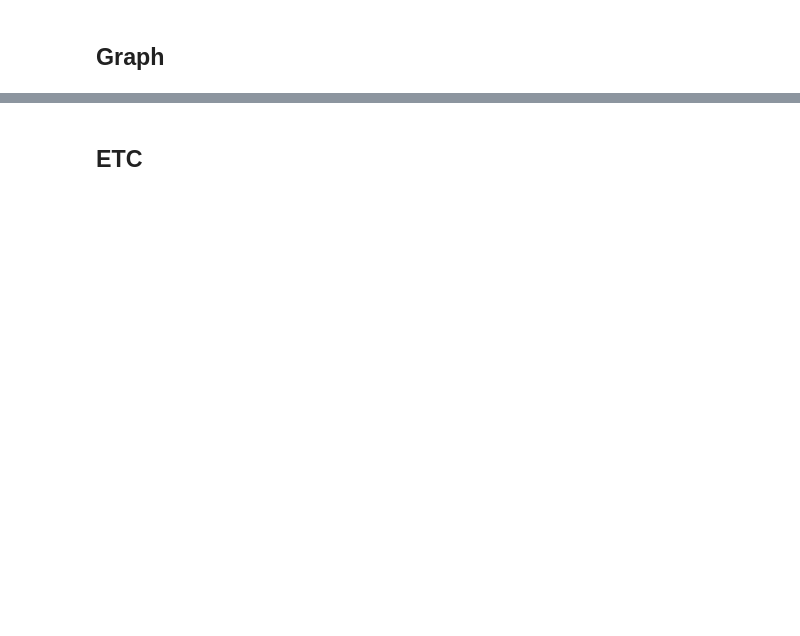
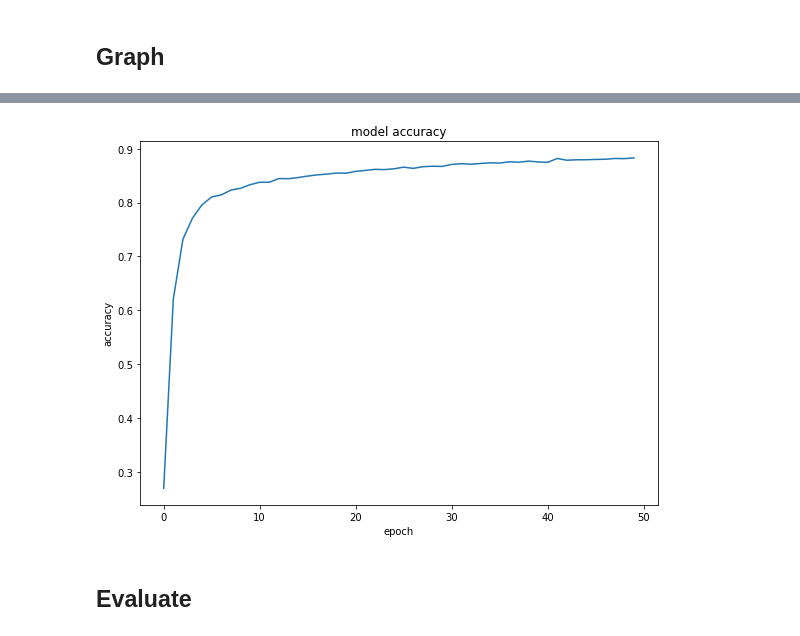
Before and after one commit to NonokEE/CAU_CV_AlexNet, a Jupyter notebook: tf_test.ipynb, the cells around one changed output, grey strips where cells are left out. Saved outputs shown, nothing was run; the diff lists cells and outputs as text; code cells hidden in the pictures; blank space fills up the shorter version.

```diff
--- a/tf_test.ipynb
+++ b/tf_test.ipynb
@@ -79,2 +133,14 @@ history = model.fit(train_image, train_label, epochs=epochs)
+# %%
+plt.figure(figsize=(8,6))
+plt.title('model accuracy')
+
+plt.plot(history.history['accuracy'])
+plt.ylabel('accuracy')
+plt.xlabel('epoch')
+
+plt.tight_layout()
+plt.show()
+# %% [output]
+[figure, added]
 # %% [markdown]
-## ETC
+## Evaluate
```
Also changed, not shown: parts of 8 cells of this notebook.
